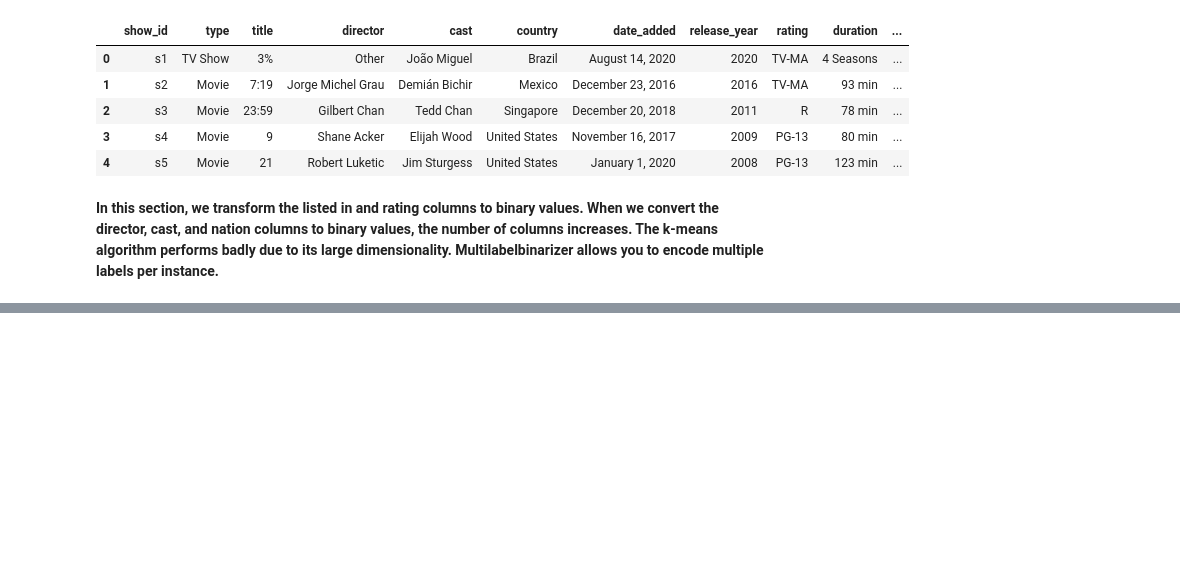
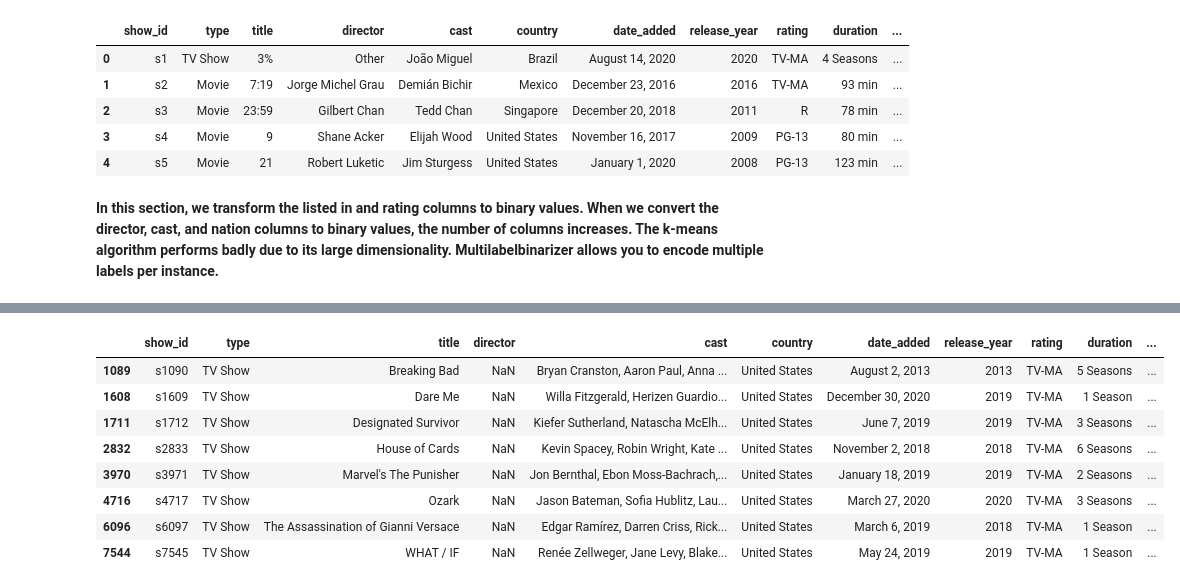
Before and after one commit to vinaylanjewar/Netflix-Movies-TV-Shows-Clustering, a Jupyter notebook: Capstone_project_4__NETFLIX_MOVIES_AND_TV_SHOWS_CLUSTERING.ipynb, the cells around one changed output, grey strips where cells are left out. Saved outputs shown, nothing was run; the diff lists cells and outputs as text; code cells hidden in the pictures; blank space fills up the shorter version.

```diff
--- a/Capstone_project_4__NETFLIX_MOVIES_AND_TV_SHOWS_CLUSTERING.ipynb
+++ b/Capstone_project_4__NETFLIX_MOVIES_AND_TV_SHOWS_CLUSTERING.ipynb
@@ -1360,0 +1535,17 @@ Successfully installed category-encoders-2.4.0
+# %%
+
+# Get cluster number for TV show
+cluster_num = df2[df2.title=='Breaking Bad'].cluster.item()
+
+# View cluster the TV show belongs to
+df2[df2.cluster == cluster_num]
+# %% [output]
+|  | show_id | type | title | director | cast | country | date_added | release_year | rating | duration | ... |
+| 1089 | s1090 | TV Show | Breaking Bad | NaN | Bryan Cranston, Aaron Paul, Anna ... | United States | August 2, 2013 | 2013 | TV-MA | 5 Seasons | ... |
+| 1608 | s1609 | TV Show | Dare Me | NaN | Willa Fitzgerald, Herizen Guardio... | United States | December 30, 2020 | 2019 | TV-MA | 1 Season | ... |
+| 1711 | s1712 | TV Show | Designated Survivor | NaN | Kiefer Sutherland, Natascha McElh... | United States | June 7, 2019 | 2019 | TV-MA | 3 Seasons | ... |
+| 2832 | s2833 | TV Show | House of Cards | NaN | Kevin Spacey, Robin Wright, Kate ... | United States | November 2, 2018 | 2018 | TV-MA | 6 Seasons | ... |
+| 3970 | s3971 | TV Show | Marvel's The Punisher | NaN | Jon Bernthal, Ebon Moss-Bachrach,... | United States | January 18, 2019 | 2019 | TV-MA | 2 Seasons | ... |
+| 4716 | s4717 | TV Show | Ozark | NaN | Jason Bateman, Sofia Hublitz, Lau... | United States | March 27, 2020 | 2020 | TV-MA | 3 Seasons | ... |
+| 6096 | s6097 | TV Show | The Assassination of Gianni Versace | NaN | Edgar Ramírez, Darren Criss, Rick... | United States | March 6, 2019 | 2018 | TV-MA | 1 Season | ... |
+| 7544 | s7545 | TV Show | WHAT / IF | NaN | Renée Zellweger, Jane Levy, Blake... | United States | May 24, 2019 | 2019 | TV-MA | 1 Season | ... |
```
Also changed, not shown: parts of 21 cells of this notebook.
